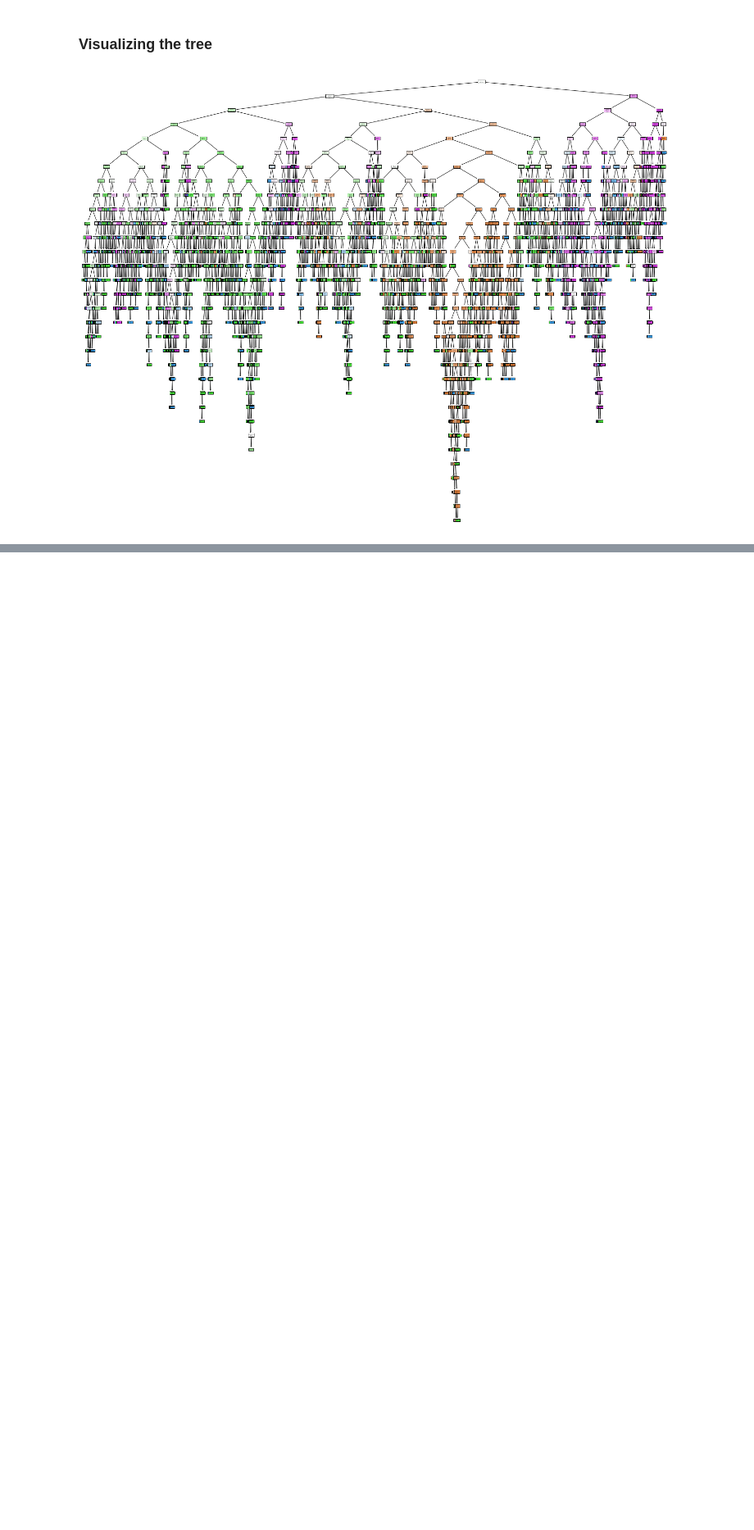
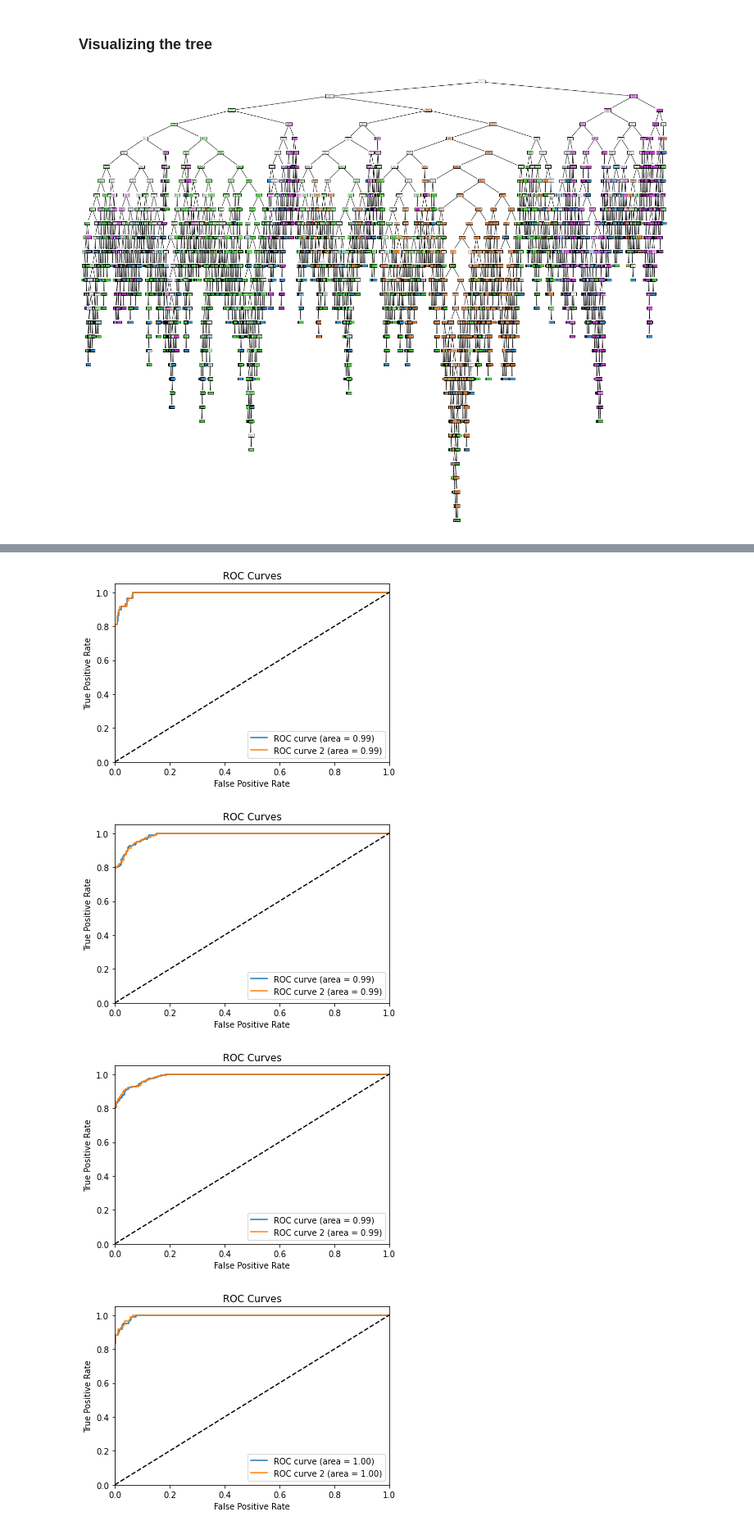
Before and after one commit to 0xArwa/ADHD-severity-prediction, a Jupyter notebook: ADHD-project.ipynb, the cells around one changed output, grey strips where cells are left out. Shown at 82% size. Drawn from its saved outputs; the diff is of its cells as text; code cells hidden in the pictures; blank space fills up the shorter version.

```diff
--- a/ADHD-project.ipynb
+++ b/ADHD-project.ipynb
@@ -895,2 +1037,0 @@ def randomForestClassifier(train_x, train_y, test_x, test_y):
-# %%
-train_x, test_x,train_y, test_y = train_test_split(X,y,test_size=0.3,random_state = 0)
@@ -1031,0 +1146,50 @@ feature_imp
+# %%
+from sklearn.multiclass import OneVsRestClassifier
+
+oneVSrest = OneVsRestClassifier(rf_model)
+oneVSrest.fit(train_x,train_y)
+pred_y = oneVSrest.predict(test_x)
+pred_prob = oneVSrest.predict_proba(test_x)
+# %%
+oneVSrest2 = OneVsRestClassifier(model)
+oneVSrest2.fit(train_x,train_y)
+pred_y2 = oneVSrest2.predict(test_x)
+pred_prob2 = oneVSrest2.predict_proba(test_x)
+# %%
+from sklearn.preprocessing import label_binarize
+test_y_cat = label_binarize(test_y, classes=[0,1,2,3])
+# %%
+from sklearn.metrics import roc_curve, auc
+
+
+FPR = dict()
+TPR = dict()
+ROC = dict()
+
+FPR2 = dict()
+TPR2 = dict()
+ROC2 = dict()
+n = 4
+for i in range(n):
+    FPR[i], TPR[i], _ = roc_curve(test_y_cat[:,i], pred_prob[:,i])
+    FPR2[i], TPR2[i], _2 = roc_curve(test_y_cat[:,i], pred_prob2[:,i])
+    ROC[i] = auc(FPR[i], TPR[i])
+    ROC2[i] = auc(FPR2[i], TPR2[i])
+
+for i in range(n):
+    plt.figure()
+    plt.plot(FPR[i], TPR[i], label='ROC curve (area = %0.2f)' % ROC[i])
+    plt.plot(FPR2[i], TPR2[i], label='ROC curve 2 (area = %0.2f)' % ROC2[i])
+    plt.plot([0, 1], [0, 1], 'k--')
+    plt.xlim([0.0, 1.0])
+    plt.ylim([0.0, 1.05])
+    plt.xlabel('False Positive Rate')
+    plt.ylabel('True Positive Rate')
+    plt.title('ROC Curves')
+    plt.legend(loc="lower right")
+    plt.show()
+# %% [output]
+[figure, added]
+[figure, added]
+[figure, added]
+[figure, added]
```
Also changed, not shown: parts of 132 cells of this notebook.
